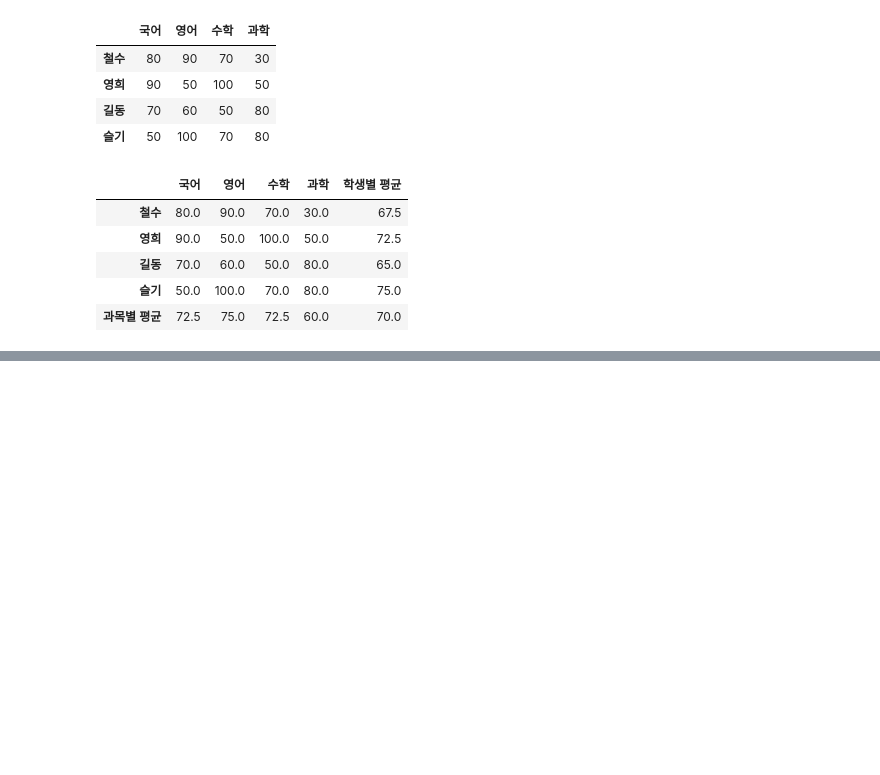
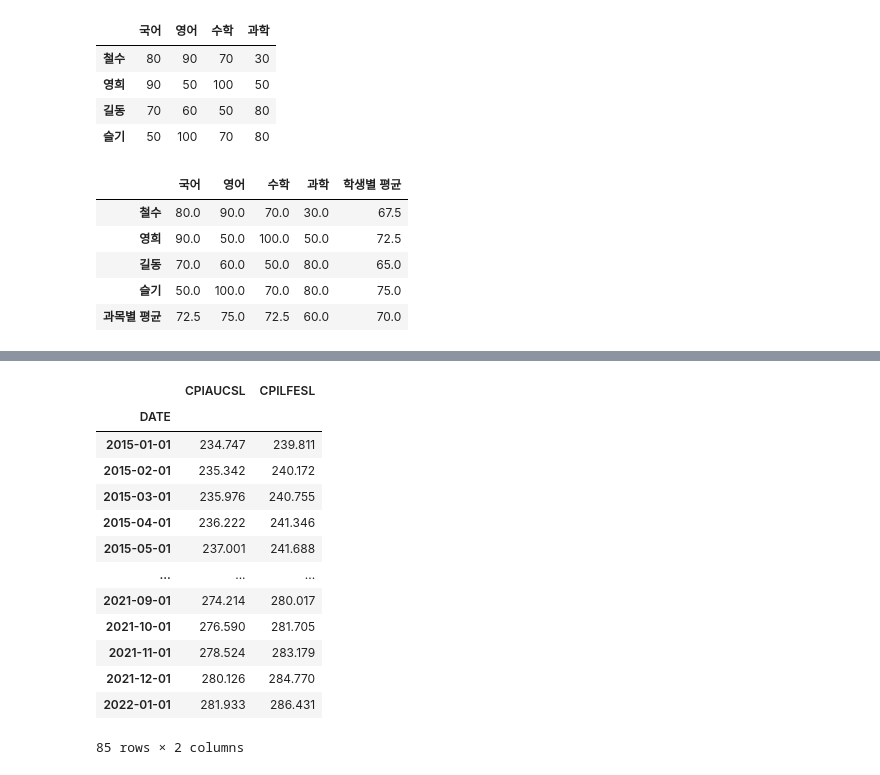
Before and after one commit to Rladudrhks201/GGwany, a Jupyter notebook: Microsoft AI School/learning/Pandas.ipynb, the cells around one changed output, grey strips where cells are left out. Cells and saved outputs as stored; diff of their text form; code cells hidden in the pictures; blank space fills up the shorter version.

```diff
--- a/Microsoft AI School/learning/Pandas.ipynb
+++ b/Microsoft AI School/learning/Pandas.ipynb
@@ -185,0 +226,23 @@ data1
+# %%
+import pandas_datareader.data as web
+import datetime
+
+start = datetime.datetime(2015,1,1)
+end = datetime.datetime(2022,1,1)
+gdp = web.DataReader(['CPIAUCSL', 'CPILFESL'], 'fred',start,end)
+gdp
+# %% [output]
+|  | CPIAUCSL | CPILFESL |
+| DATE |  |  |
+| 2015-01-01 | 234.747 | 239.811 |
+| 2015-02-01 | 235.342 | 240.172 |
+| 2015-03-01 | 235.976 | 240.755 |
+| 2015-04-01 | 236.222 | 241.346 |
+| 2015-05-01 | 237.001 | 241.688 |
+| ... | ... | ... |
+| 2021-09-01 | 274.214 | 280.017 |
+| 2021-10-01 | 276.590 | 281.705 |
+| 2021-11-01 | 278.524 | 283.179 |
+| 2021-12-01 | 280.126 | 284.770 |
+| 2022-01-01 | 281.933 | 286.431 |
+85 rows × 2 columns
```
Also changed, not shown: parts of 7 cells of this notebook, 1 other file.
